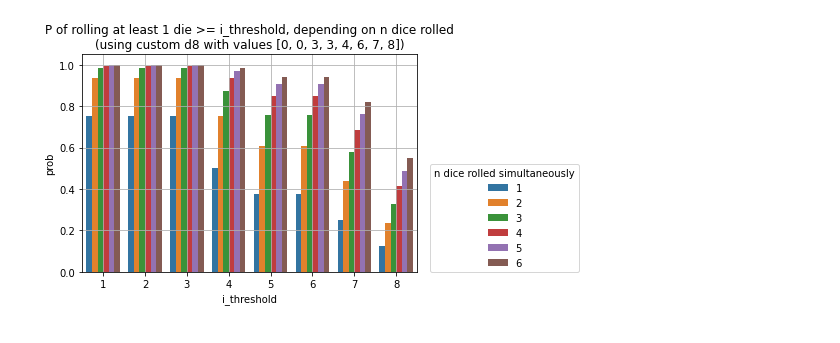
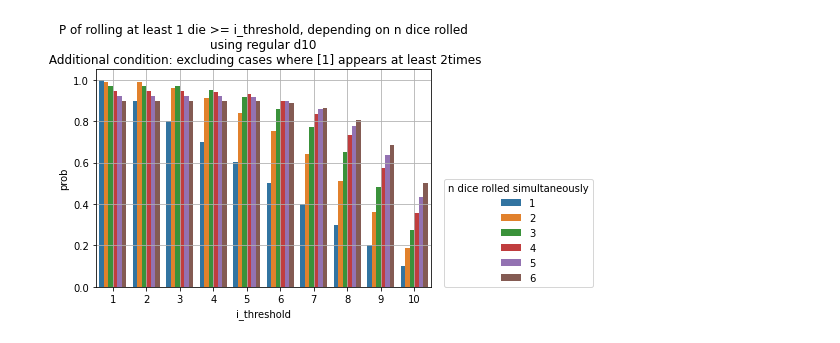
Before and after one commit to drewlr/dice-simulation, a Jupyter notebook: Prob of at least a number.ipynb, the cells around one changed output. Drawn from its saved outputs; the diff is of its cells as text; code cells hidden in the pictures.

```diff
--- a/Prob of at least a number.ipynb
+++ b/Prob of at least a number.ipynb
@@ -128,13 +624,19 @@ results_df = prob_at_least_1_higher_than(throws,
 # %%
-dice_n_faces=[0,0,3,3,4,6,7,8]
+dice_n_faces=10
 max_n_simultaneous_throws = 6
+
 
 throws = simulate_dice_throws(dice_n_faces=dice_n_faces,
                               max_n_simultaneous_throws=max_n_simultaneous_throws)
 
-results_df = prob_at_least_1_higher_than(throws,
-                                         dice_n_faces=dice_n_faces,
-                                         max_n_simultaneous_throws=max_n_simultaneous_throws,
-                                         plot_it = True)
+results_df = prob_at_least_X_higher_and_no_repeated(throws,
+                                dice_n_faces=dice_n_faces,
+                                max_n_simultaneous_throws=max_n_simultaneous_throws,
+                                greater = False,
+                                loss_number_repeated = [1],
+                                loss_number_repeated_threshold = 2,
+                                win_number_repeated = [8,9,10],
+                                win_number_repeated_threshold = 3,
+                               plot_it = True)
 # %% [output]
-[figure, old version]
+[figure, new version]
```
Also changed, not shown: parts of 26 cells of this notebook.
